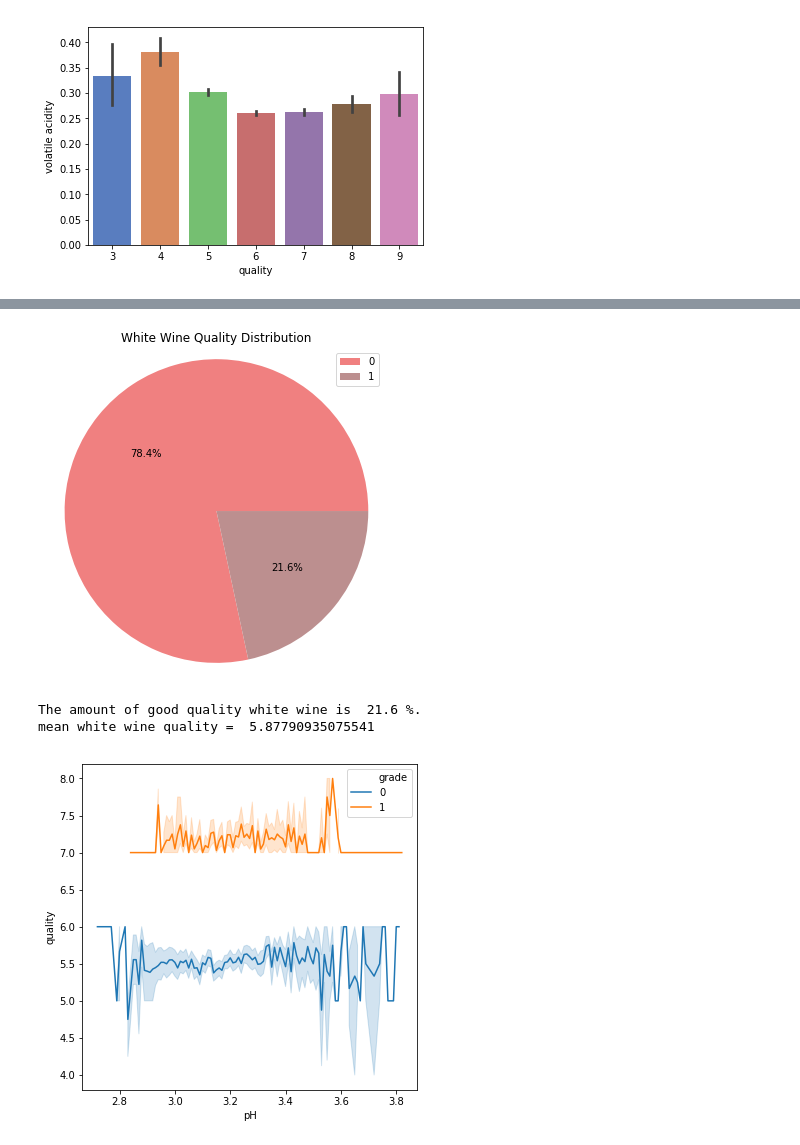
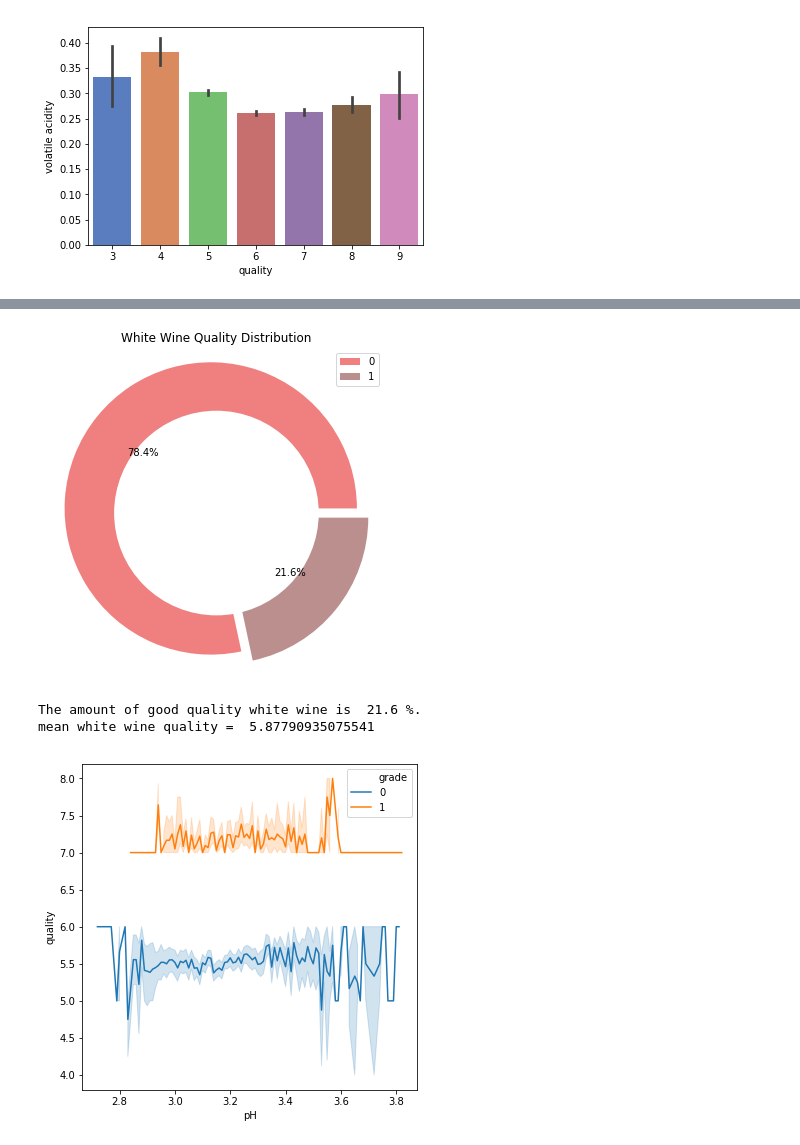
Before and after one commit to Devashree21/white-wine-quality-pred, a Jupyter notebook: Wine_Quality_Prediction_UCIDataset.ipynb, the cells around one changed output, grey strips where cells are left out. Saved outputs shown, nothing was run; the diff lists cells and outputs as text; code cells hidden in the pictures.

```diff
--- a/Wine_Quality_Prediction_UCIDataset.ipynb
+++ b/Wine_Quality_Prediction_UCIDataset.ipynb
@@ -27,3 +35,3 @@ warnings.filterwarnings('ignore')
 # %%
 # Importing and Reading the Dataset
-df_wine= pd.read_csv(r"C:\Users\Devashree\Documents\Python_ex\winequality-white.csv")
+df_wine= pd.read_csv('../input/winequalitywhitecsv/winequality-white.csv')
@@ -131,33 +169,37 @@ p = sns.barplot(data=df_wine, x = 'quality',y='fixed acidity',palette='muted')
 # %%
 #Grouping the wine based on grade
 # Defining 'grade' of wine
 
 #Good wine
 df_wine['grade'] = 1
 
 #Bad wine
 df_wine.grade[df_wine.quality < 6.5] = 0
 
 #sns.set(style="whitegrid")
 #p = sns.countplot(data=df_wine, x='grade', palette='muted')
 
 #set plotsize and colors
 
 plt.figure(figsize = (6,6))
 colors = ['lightcoral', 'rosybrown']
 
 labels = df_wine.grade.value_counts().index
-plt.pie(df_wine.grade.value_counts(), autopct='%1.1f%%',colors=colors)
+explode = (0.05,0.05)
+plt.pie(df_wine.grade.value_counts(), autopct='%1.1f%%',colors=colors,explode = explode)
+centre_circle = plt.Circle((0,0),0.70,fc='white')
+fig = plt.gcf()
+fig.gca().add_artist(centre_circle)
 plt.legend(labels, loc="Best")
 plt.axis('equal')
 plt.title('White Wine Quality Distribution')
 plt.show()
 #Show mean quality of white wine and quality distribution
 
 print('The amount of good quality white wine is ',round(df_wine.grade.value_counts(normalize=True)[1]*100,1),'%.')
 print("mean white wine quality = ",df_wine["quality"].mean())
 # %% [output]
-[figure, old version]
+[figure, new version]
 The amount of good quality white wine is  21.6 %.
 mean white wine quality =  5.87790935075541
 # %%
```
Also changed, not shown: parts of 28 cells of this notebook.
